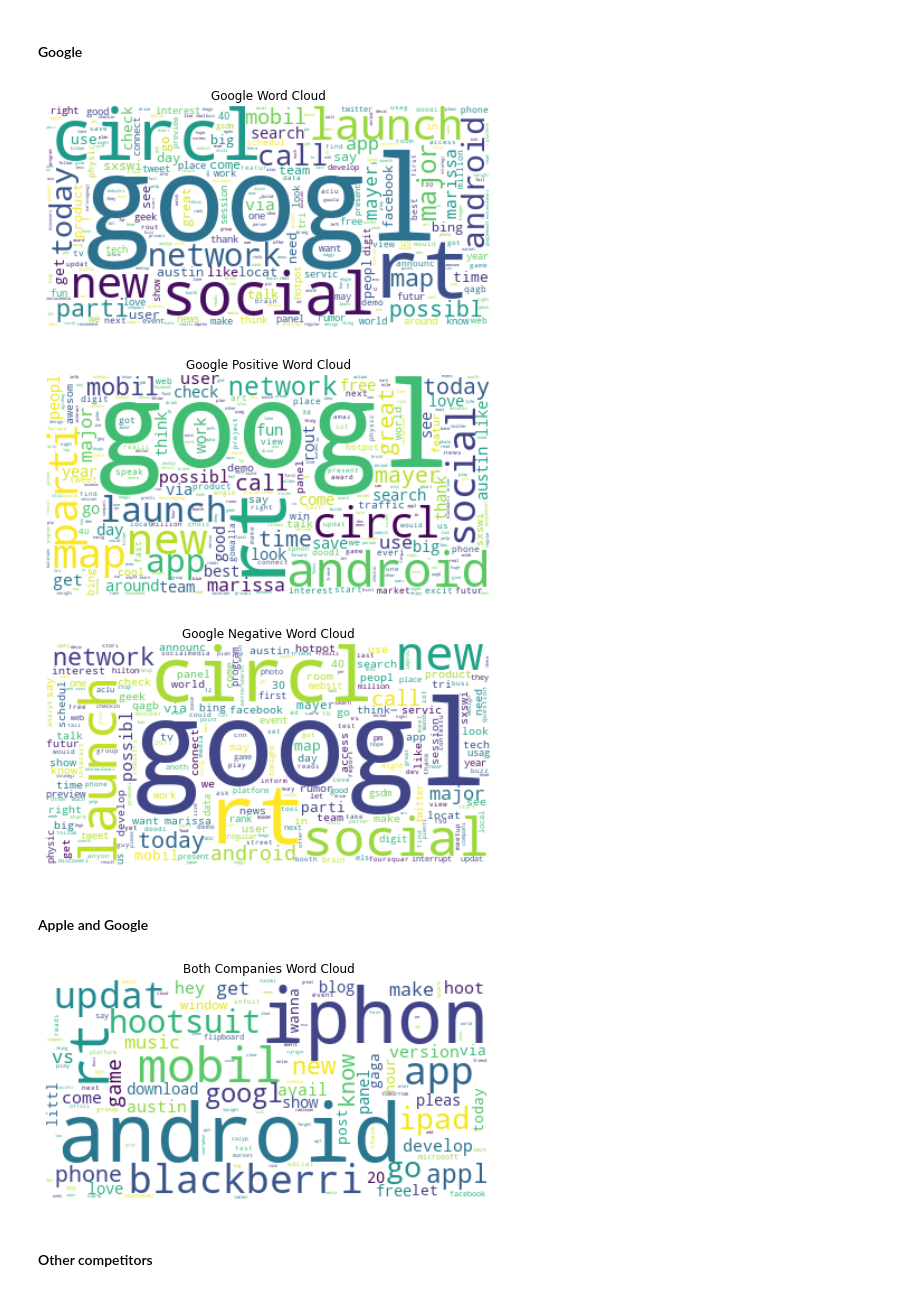
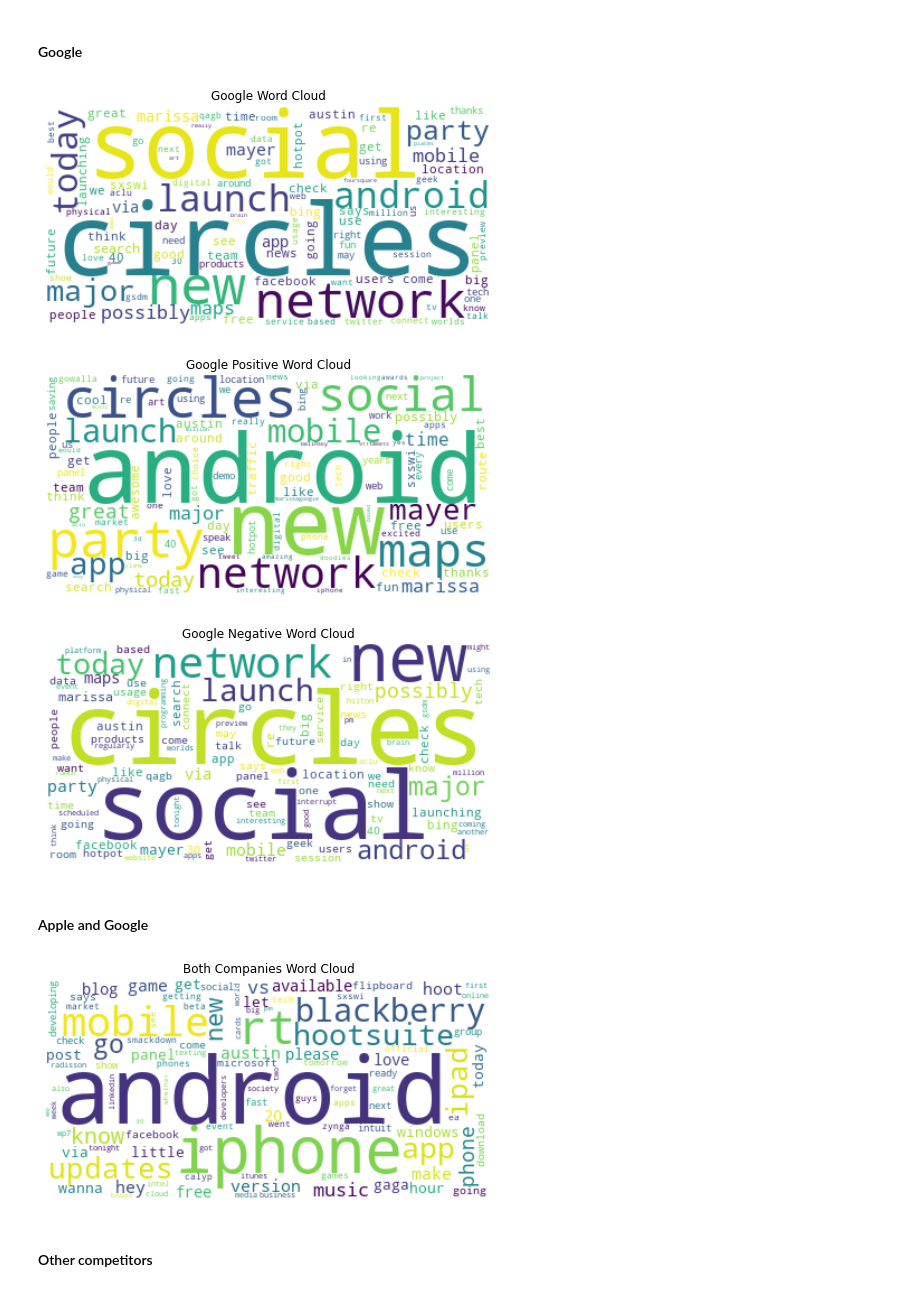
Before and after one commit to marvelje/Twitter-Emotions-Project, a Jupyter notebook: Notebooks/Michael/twitter_analysis.ipynb, the cells around one changed output. Saved outputs shown, nothing was run; the diff lists cells and outputs as text; code cells hidden in the pictures.

```diff
--- a/Notebooks/Michael/twitter_analysis.ipynb
+++ b/Notebooks/Michael/twitter_analysis.ipynb
@@ -441,7 +466,7 @@ plt.show()
 # %%
-google_token_list = google_df['tokens'].sum()
-freq_dist_google = FreqDist(google_token_list)
-p_wc_g = WordCloud(background_color="white", max_words=500)
+# google_token_list = google_df['tokens'].sum()
+freq_dist_google = FreqDist(go_word)
+p_wc_g = WordCloud(background_color="white", max_words=100)
 p_wc_g.generate_from_frequencies(freq_dist_google)
 
 plt.figure(figsize=(8,8))
@@ -451,14 +476,15 @@ plt.margins(x=1, y=1)
 plt.title('Google Word Cloud')
 plt.show()
 # %% [output]
-[figure, old version]
+[figure, new version]
 # %%
 google_positive_df = google_df[google_df['sentiment'] == 1]
 google_negative_df = google_df[google_df['sentiment'] == 0]
 # %%
-gp_token_list = google_positive_df['tokens'].sum()
+gp_token_list = [word for word in google_positive_df['tokens'].sum() if word not in ['google', 'rt', 'called']]
+#  google_positive_df['tokens'].sum()
 freq_dist_gp = FreqDist(gp_token_list)
-p_wc_gp = WordCloud(background_color="white", max_words=500)
+p_wc_gp = WordCloud(background_color="white", max_words=100)
 p_wc_gp.generate_from_frequencies(freq_dist_gp)
 
 plt.figure(figsize=(8,8))
@@ -468,27 +494,27 @@ plt.margins(x=1, y=1)
 plt.title('Google Positive Word Cloud')
 plt.show()
 # %% [output]
-[figure, old version]
+[figure, new version]
 # %%
-gn_token_list = google_negative_df['tokens'].sum()
+gn_token_list = [word for word in google_negative_df['tokens'].sum() if word not in ['google', 'rt', 'called', 'sxswi']]
 freq_dist_gn = FreqDist(gn_token_list)
-p_wc_gn = WordCloud(background_color="white", max_words=500)
+p_wc_gn = WordCloud(background_color="white", max_words=100)
 p_wc_gn.generate_from_frequencies(freq_dist_gn)
 
 plt.figure(figsize=(8,8))
 plt.imshow(p_wc_gn, interpolation='bilinear')
 plt.axis("off")
 plt.margins(x=1, y=1)
 plt.title('Google Negative Word Cloud')
 plt.show()
 # %% [output]
-[figure, old version]
+[figure, new version]
 # %% [markdown]
 #### Apple and Google
 # %%
-both_token_list = both_df['tokens'].sum()
+both_token_list = [word for word in both_df['tokens'].sum() if word not in ['google', 'apple']]
 freq_dist_both = FreqDist(both_token_list)
-p_wc_b = WordCloud(background_color="white", max_words=500)
+p_wc_b = WordCloud(background_color="white", max_words=100)
 p_wc_b.generate_from_frequencies(freq_dist_both)
 
 plt.figure(figsize=(8,8))
@@ -498,7 +524,7 @@ plt.margins(x=1, y=1)
 plt.title('Both Companies Word Cloud')
 plt.show()
 # %% [output]
-[figure, old version]
+[figure, new version]
 # %% [markdown]
 #### Other competitors
 # %%
```
Also changed, not shown: parts of 10 cells of this notebook.
